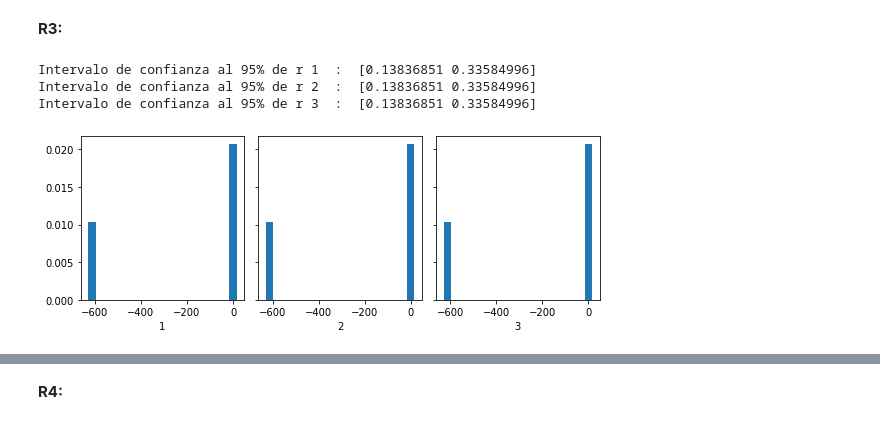
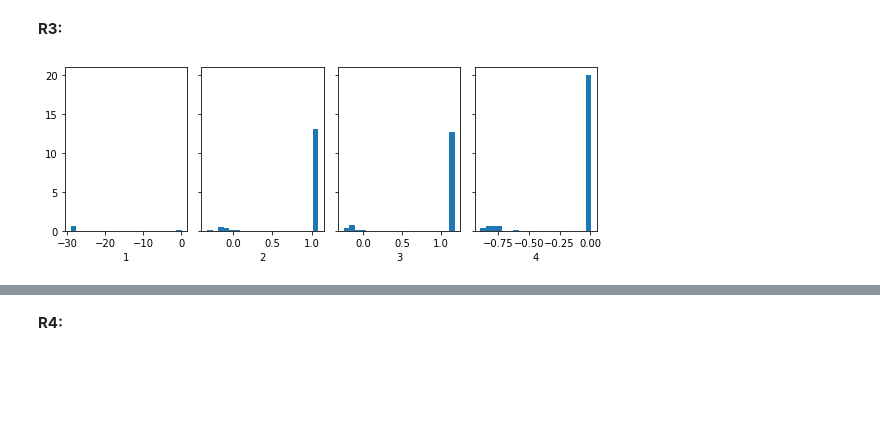
Before and after one commit to Valrojo/info147u2, a Jupyter notebook: info147_tarea2.ipynb, the cells around one changed output, grey strips where cells are left out. Saved outputs shown, nothing was run; the diff lists cells and outputs as text; code cells hidden in the pictures; blank space fills up the shorter version.

```diff
--- a/info147_tarea2.ipynb
+++ b/info147_tarea2.ipynb
@@ -619,16 +608,16 @@ def BFGS_func(x,y, T=100):
+# %%
+x = datos[['logpibpc', 'logpob', 'gatt']].to_numpy()
+y = datos[['nbillonarios']].to_numpy()
 # %%
-fig, ax = plt.subplots(1, 3, figsize=(8, 3), tight_layout=True, sharey=True)
-for i in range(3):
-    boostrap_params = BFGS_func(x[:,i],y[:,0], T=100)
-    fun = boostrap_params[0]
-    hist_val, hist_lim, _ = ax[i].hist(fun, bins=20, density=True)
-    #ax[i].plot([params.rvalue]*2, [0, np.max(hist_val)], 'r-', lw=2)
-    #IC = np.percentile(r_bootstrap, [2.5, 97.5])
-    #ax[i].plot([IC[0]]*2, [0, np.max(hist_val)], 'k--', lw=2)
-    #ax[i].plot([IC[1]]*2, [0, np.max(hist_val)], 'k--', lw=2)
+fig, ax = plt.subplots(1, 4, figsize=(8, 3), tight_layout=True, sharey=True)
+fun = np.zeros(shape=(197, 4))
+for i in range(4):
+    for j in range(197):
+        the = np.random.randn(4)*0.1
+        resBFGS = scipy.optimize.minimize(fun =f, x0 = the, args = (x[:,0:i-1][j], y[:,0][j]), method = 'BFGS', jac = df)
+        fun[j,:] = resBFGS.x
+    hist_val, hist_lim, _ = ax[i].hist(fun[:,i], bins=20, density=True)
+    #ax[i].plot(fun[i])
     ax[i].set_xlabel(i+1)
 # %% [output]
-Intervalo de confianza al 95% de r 1  :  [0.13836851 0.33584996]
-Intervalo de confianza al 95% de r 2  :  [0.13836851 0.33584996]
-Intervalo de confianza al 95% de r 3  :  [0.13836851 0.33584996]
-[figure, old version]
+[figure, new version]
```
Also changed, not shown: parts of 37 cells of this notebook.
